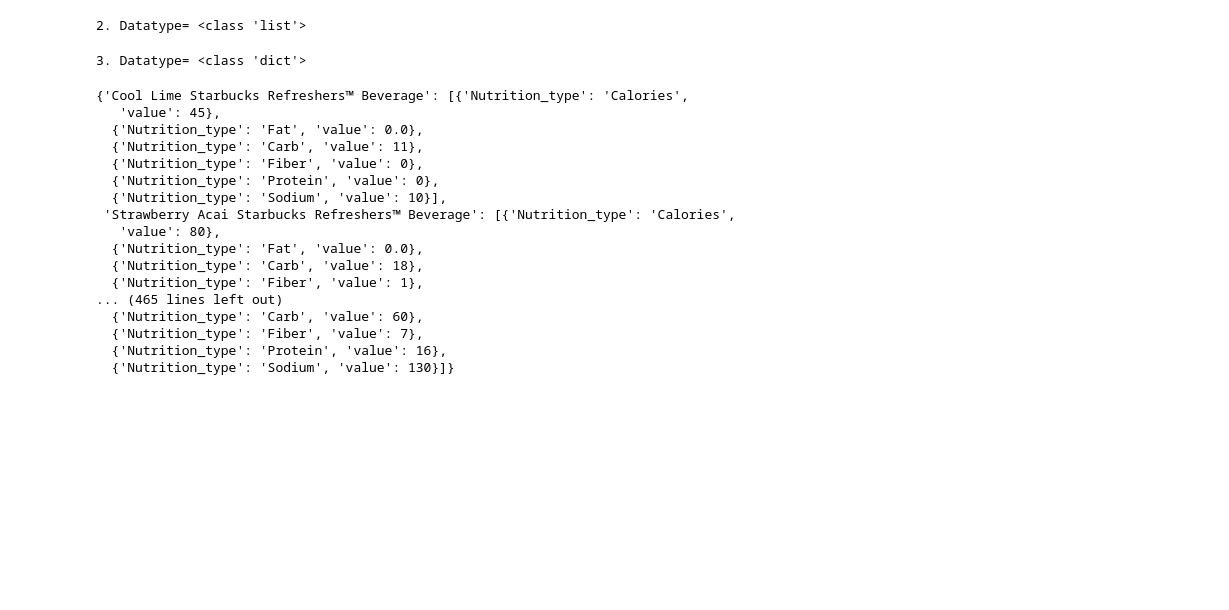
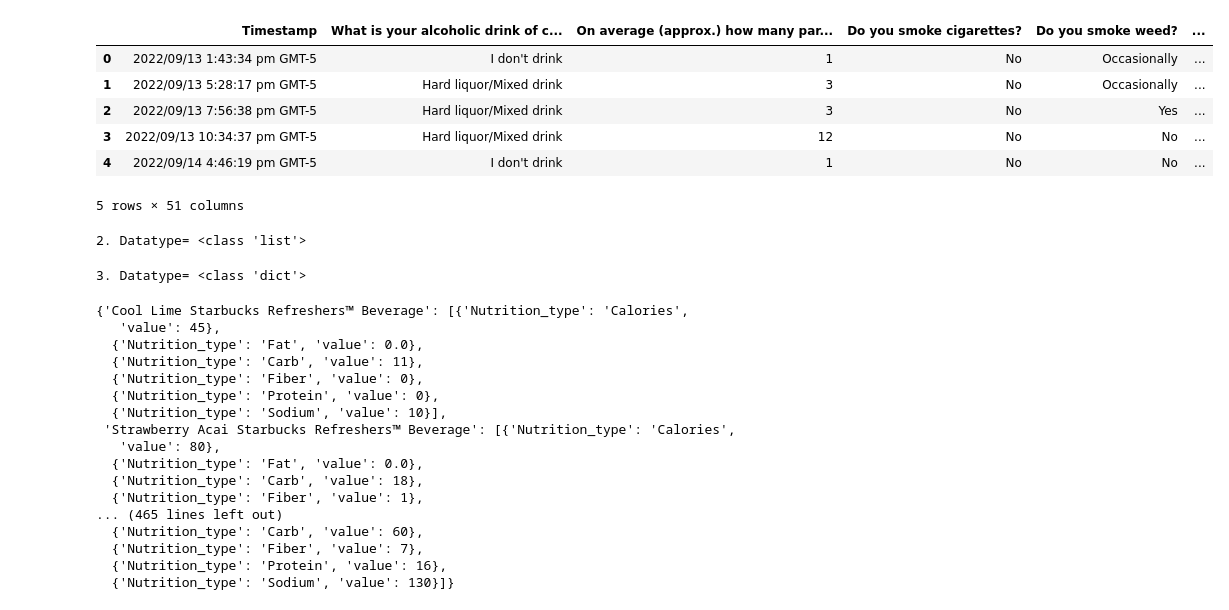
Before and after one commit to NUstat/DataScience_Intro_python, a Jupyter notebook: rough.ipynb, the cells around one changed output. Cells and saved outputs as stored; diff of their text form; code cells hidden in the pictures; blank space fills up the shorter version.

```diff
--- a/Untitled.ipynb
+++ b/rough.ipynb
@@ -0,0 +3,2 @@
+# %%
+data = pd.read_csv('./Datasets/STAT303-1 survey for data analysis.csv')
@@ -1,3 +37,13 @@
+# %%
+data.head()
+# %% [output]
+|  | Timestamp | What is your alcoholic drink of c... | On average (approx.) how many par... | Do you smoke cigarettes? | Do you smoke weed? | ... |
+| 0 | 2022/09/13 1:43:34 pm GMT-5 | I don't drink | 1 | No | Occasionally | ... |
+| 1 | 2022/09/13 5:28:17 pm GMT-5 | Hard liquor/Mixed drink | 3 | No | Occasionally | ... |
+| 2 | 2022/09/13 7:56:38 pm GMT-5 | Hard liquor/Mixed drink | 3 | No | Yes | ... |
+| 3 | 2022/09/13 10:34:37 pm GMT-5 | Hard liquor/Mixed drink | 12 | No | No | ... |
+| 4 | 2022/09/14 4:46:19 pm GMT-5 | I don't drink | 1 | No | No | ... |
+5 rows × 51 columns
 # %%
 exp_marriage_age=['24','30','28','29','30','27','26','28','30+','26','28','30','30','30','probably never','30','25','25','30','28','30+ ','30','25','28','28','25','25','27','28','30','30','35','26','28','27','27','30','25','30','26','32','27','26','27','26','28','37','28','28','28','35','28','27','28','26','28','26','30','27','30','28','25','26','28','35','29','27','27','30','24','25','29','27','33','30','30','25','26','30','32','26','30','30','I wont','25','27','27','25','27','27','32','26','25','never','28','33','28','35','25','30','29','30','31','28','28','30','40','30','28','30','27','by 30','28','27','28','30-35','35','30','30','never','30','35','28','31','30','27','33','32','27','27','26','N/A','25','26','29','28','34','26','24','28','30','120','25','33','27','28','32','30','26','30','30','28','27','27','27','27','27','27','28','30','30','30','28','30','28','30','30','28','28','30','27','30','28','25','never','69','28','28','33','30','28','28','26','30','26','27','30','25','Never','27','27','25']
 # %%
```
Also changed, not shown: parts of 3 cells of this notebook, 10 other files.
